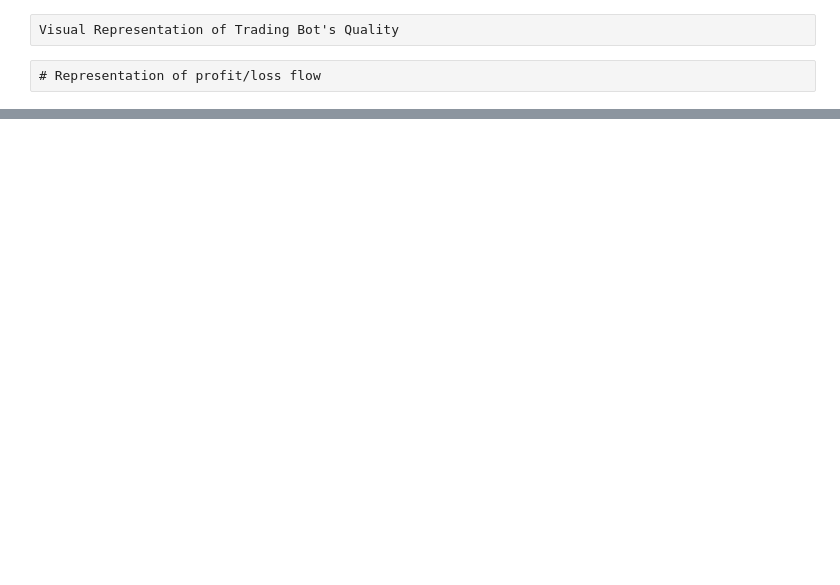
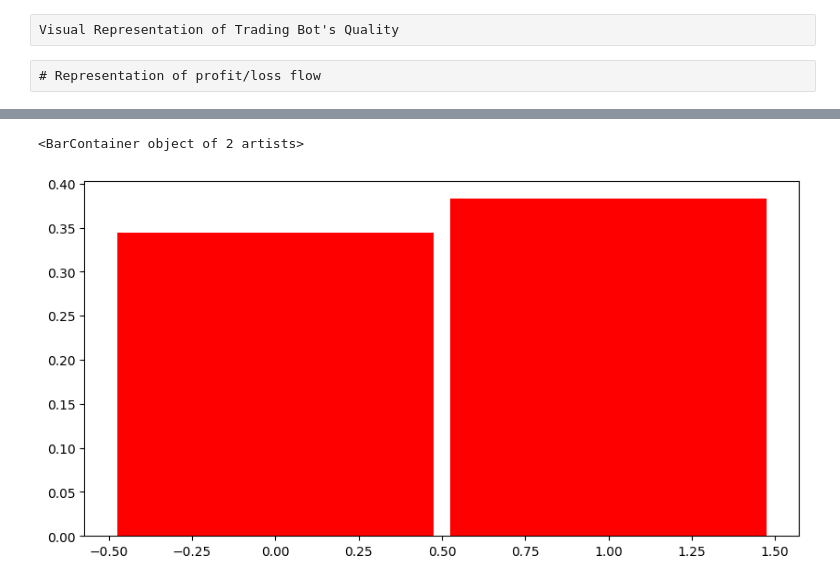
Before and after one commit to KasunKX/tradingbot-2, a Jupyter notebook: visual.ipynb, the cells around one changed output, grey strips where cells are left out. Saved outputs shown, nothing was run; the diff lists cells and outputs as text; code cells hidden in the pictures; blank space fills up the shorter version.

```diff
--- a/visual.ipynb
+++ b/visual.ipynb
@@ -40,0 +44,8 @@ plt.bar(pnl, [i for i in range(len(pnl))], color='b', width=0.1)
+# %%
+plt.figure(figsize=(10,5))
+plt.bar([i for i in range(len(pnl))],pnl, color='red', width=0.95)
+
+# PNL of completed trades
+# %% [output]
+<BarContainer object of 2 artists>
+[figure, added]
```
Also changed, not shown: parts of 3 cells of this notebook, 6 other files.
